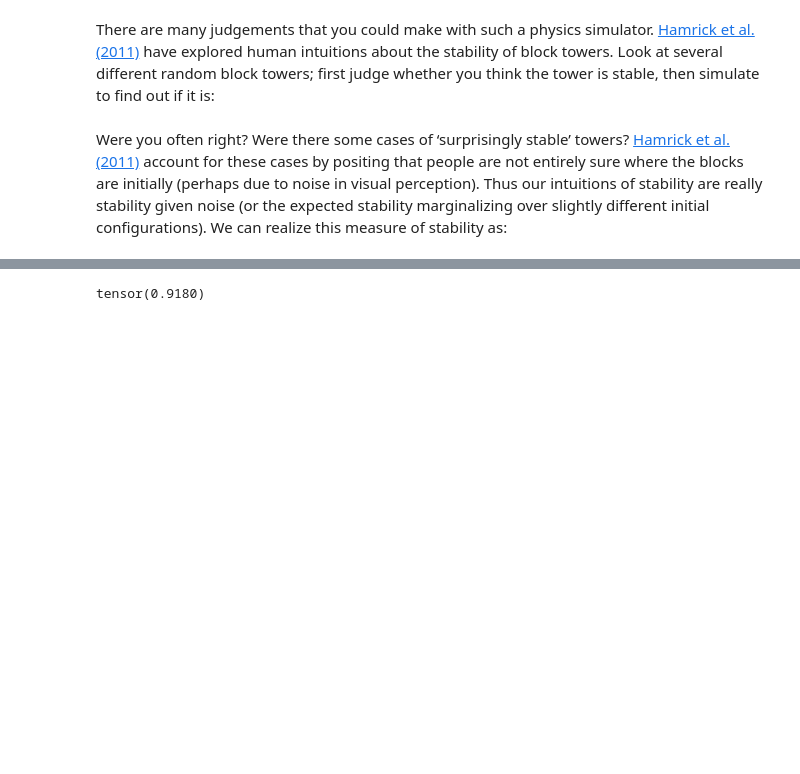
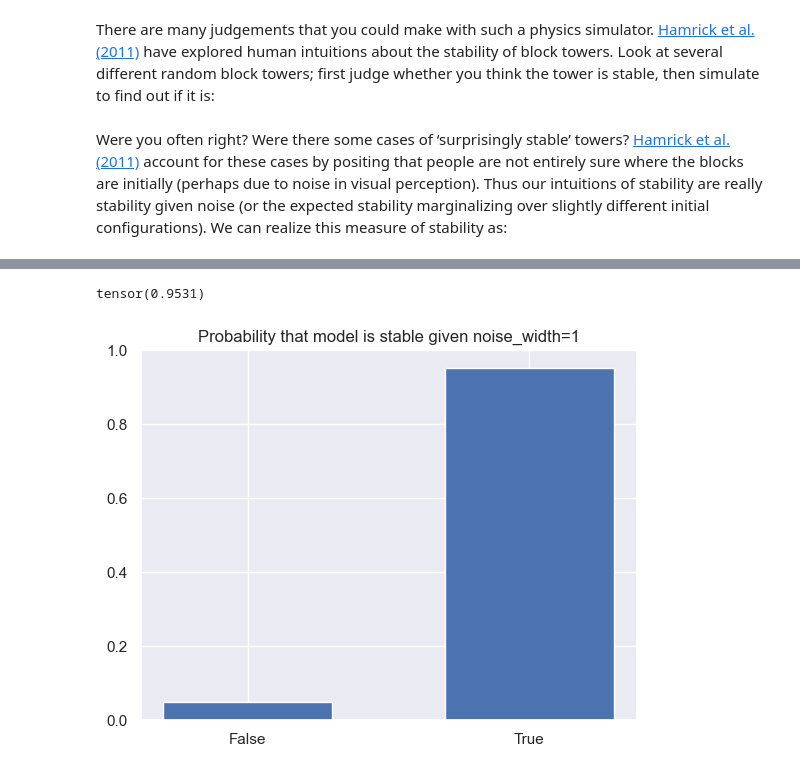
Before and after one commit to ebigelow/probmods-pyro, a Jupyter notebook: chapters/Chapter 2 - Generative Models.ipynb, the cells around one changed output, grey strips where cells are left out. Cells and saved outputs as stored; diff of their text form; code cells hidden in the pictures; blank space fills up the shorter version.

Commit message:
Added visualisations for models

```diff
--- a/chapters/Chapter 2 - Generative Models.ipynb
+++ b/chapters/Chapter 2 - Generative Models.ipynb
@@ -933,16 +933,19 @@ def model():
 # %%
 conditioned_model = pyro.condition(model, {"noise_width": torch.tensor(1)})
 importance = Importance(conditioned_model, guide=None, num_samples=100)
 # importance = Importance(model, guide=None, num_samples=100)
 trace_posterior_conditioned = importance.run() # args and kwargs are used if your model function takes any input arguments to run
 emp_marginal = EmpiricalMarginal(trace_posterior=trace_posterior_conditioned, sites=["Stability"])
 outcome = torch.tensor([True])
 
 log_prob = emp_marginal.log_prob(outcome)
 p = np.exp(log_prob)
 print(p)
+
+viz(emp_marginal, plot_args={"tick_label":["False", "True"], "width":0.6}, title="Probability that model is stable given noise_width=1")
 # %% [output]
-tensor(0.9180)
+tensor(0.9531)
+[figure, added]
 # %%
 conditioned_model = pyro.condition(model, {"S": torch.tensor(False)})
 importance = Importance(conditioned_model, guide=None, num_samples=100)
```
Also changed, not shown: parts of 4 cells of this notebook.
